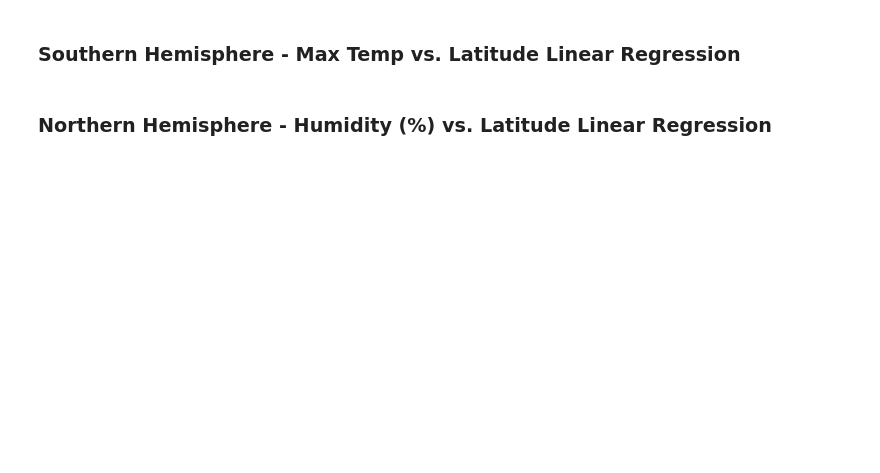
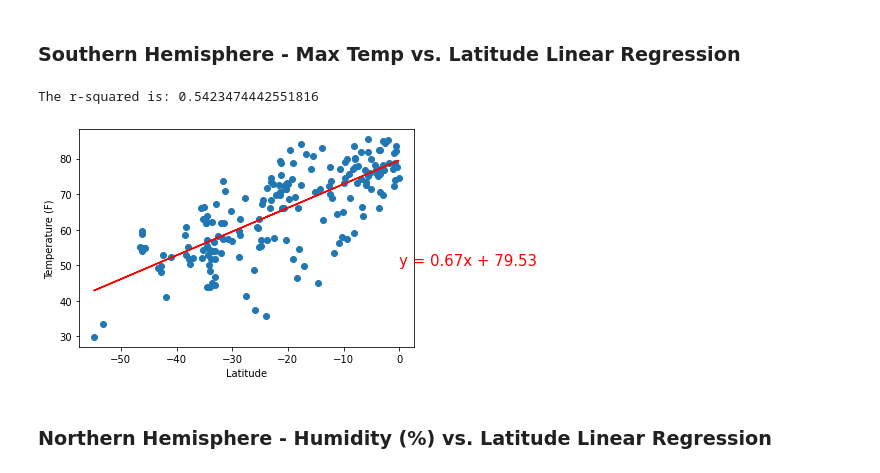
Before and after one commit to sydnipierce/API-challenge, a Jupyter notebook: WeatherPy/starter_code_WeatherPy.ipynb, the cells around one changed output. Drawn from its saved outputs; the diff is of its cells as text; code cells hidden in the pictures; blank space fills up the shorter version.

```diff
--- a/WeatherPy/starter_code_WeatherPy.ipynb
+++ b/WeatherPy/starter_code_WeatherPy.ipynb
@@ -318,4 +331,9 @@ df
 # %% [markdown]
 ###  Southern Hemisphere - Max Temp vs. Latitude Linear Regression
+# %%
+city_regress(south_df, 'Temperature (F)')
+# %% [output]
+The r-squared is: 0.5423474442551816
+[figure, added]
 # %% [markdown]
 ###  Northern Hemisphere - Humidity (%) vs. Latitude Linear Regression
```
Also changed, not shown: parts of 20 cells of this notebook, 2 other files.
